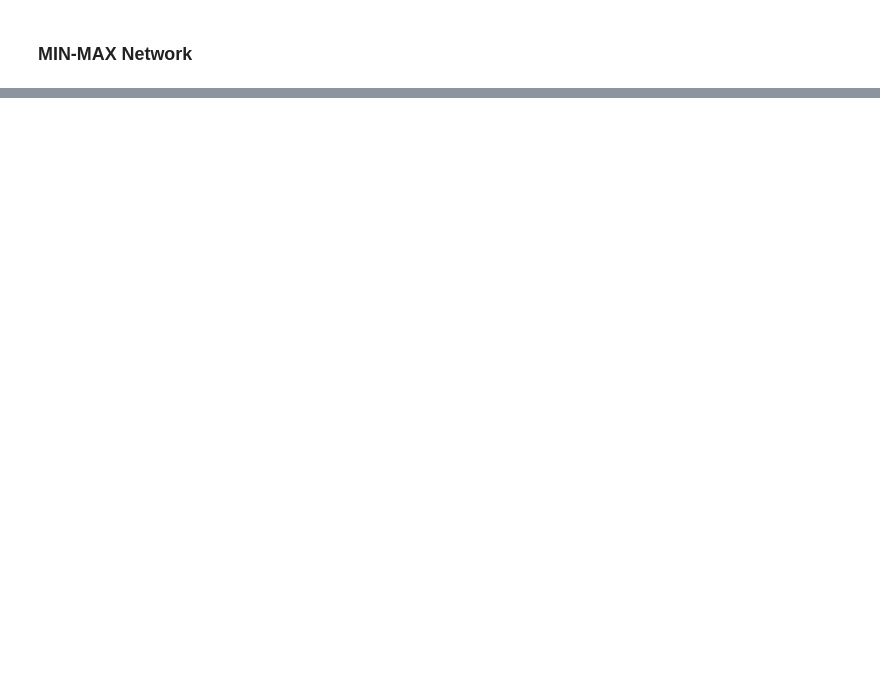
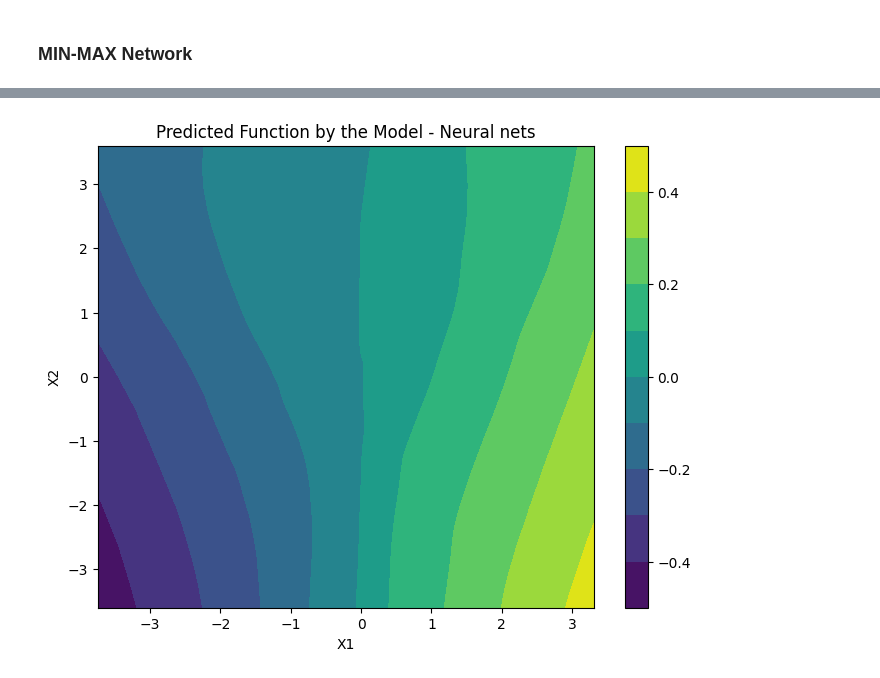
Before and after one commit to tupho289/Honours, a Jupyter notebook: monotonicity.ipynb, the cells around one changed output, grey strips where cells are left out. Drawn from its saved outputs; the diff is of its cells as text; code cells hidden in the pictures; blank space fills up the shorter version.

```diff
--- a/monotonicity.ipynb
+++ b/monotonicity.ipynb
@@ -523,0 +575,22 @@ model_MM2 = create_MINMAX(input_layer, num_groups, neurons_per_group, activation
+# %%
+#-------------------------- compile and fit the model --------------------------
+
+seed_value = 0
+keras_2.utils.set_random_seed(seed_value)
+
+# Compile the model
+model_NN.compile(
+    loss = 'mean_squared_error',
+    optimizer = 'adam'
+)
+es = EarlyStopping(restore_best_weights = True, patience = 10)
+
+# Fit the model
+history = model_NN.fit(
+    X_train, y_train,
+    epochs = 1_000,
+    callbacks = [es],
+    validation_data = (X_val, y_val),
+    verbose = 1,
+    batch_size = 500
+)
@@ -523,0 +615,6 @@ model_MM2 = create_MINMAX(input_layer, num_groups, neurons_per_group, activation
+# %%
+#-------------------------- get prediction --------------------------
+Y_pred_NN = model_NN.predict(X_combined, batch_size = 500)
+
+# Reshape the predictions back into the shape of the mesh grid
+Y_pred_NN = Y_pred_NN.reshape(X1.shape)
@@ -523,0 +623,11 @@ model_MM2 = create_MINMAX(input_layer, num_groups, neurons_per_group, activation
+# %%
+#-------------------------- plot --------------------------
+plt.figure(figsize=(8, 6))
+contour = plt.contourf(X1, X2, Y_pred_NN, levels = 10)
+plt.colorbar(contour)
+plt.title('Predicted Function by the Model - Neural nets')
+plt.xlabel("X1")
+plt.ylabel("X2")
+plt.show()
+# %% [output]
+[figure, added]
```
Also changed, not shown: parts of 21 cells of this notebook, 1 other file.
